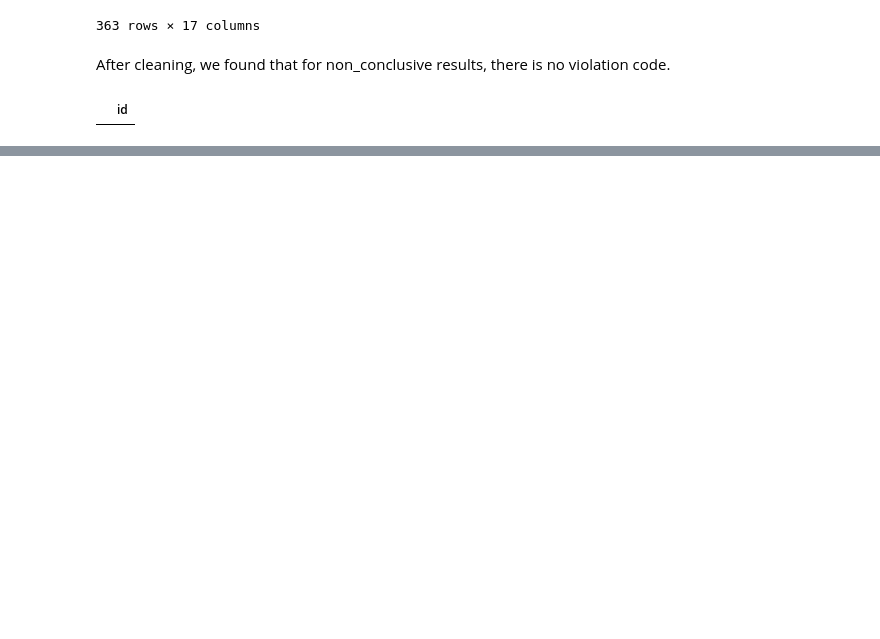
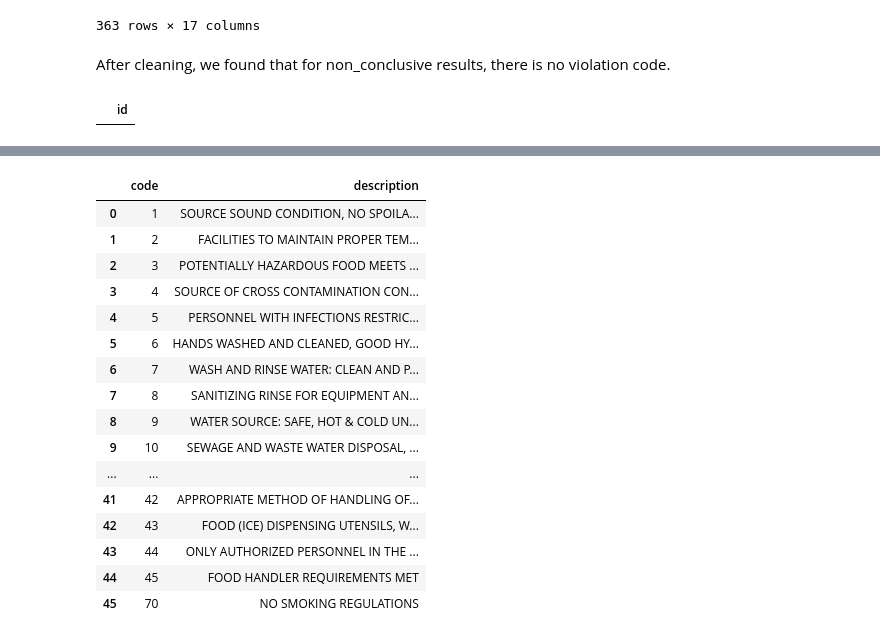
Before and after one commit to delongmeng/Chicago_Food_Inspection, a Jupyter notebook: data_integrity_check.ipynb, the cells around one changed output, grey strips where cells are left out. Drawn from its saved outputs; the diff is of its cells as text; code cells hidden in the pictures; blank space fills up the shorter version.

```diff
--- a/data_integrity_check.ipynb
+++ b/data_integrity_check.ipynb
@@ -404,0 +512,26 @@ non_conclusive_cleaned
+# %%
+sql = """
+select *
+from Violation;
+"""
+Violation = pd.read_sql_query(sql, con)
+
+Violation
+# %% [output]
+|  | code | description |
+| 0 | 1 | SOURCE SOUND CONDITION, NO SPOILA... |
+| 1 | 2 | FACILITIES TO MAINTAIN PROPER TEM... |
+| 2 | 3 | POTENTIALLY HAZARDOUS FOOD MEETS ... |
+| 3 | 4 | SOURCE OF CROSS CONTAMINATION CON... |
+| 4 | 5 | PERSONNEL WITH INFECTIONS RESTRIC... |
+| 5 | 6 | HANDS WASHED AND CLEANED, GOOD HY... |
+| 6 | 7 | WASH AND RINSE WATER: CLEAN AND P... |
+| 7 | 8 | SANITIZING RINSE FOR EQUIPMENT AN... |
+| 8 | 9 | WATER SOURCE: SAFE, HOT & COLD UN... |
+| 9 | 10 | SEWAGE AND WASTE WATER DISPOSAL, ... |
+| ... | ... | ... |
+| 41 | 42 | APPROPRIATE METHOD OF HANDLING OF... |
+| 42 | 43 | FOOD (ICE) DISPENSING UTENSILS, W... |
+| 43 | 44 | ONLY AUTHORIZED PERSONNEL IN THE ... |
+| 44 | 45 | FOOD HANDLER REQUIREMENTS MET |
+| 45 | 70 | NO SMOKING REGULATIONS |
```
Also changed, not shown: parts of 24 cells of this notebook.
